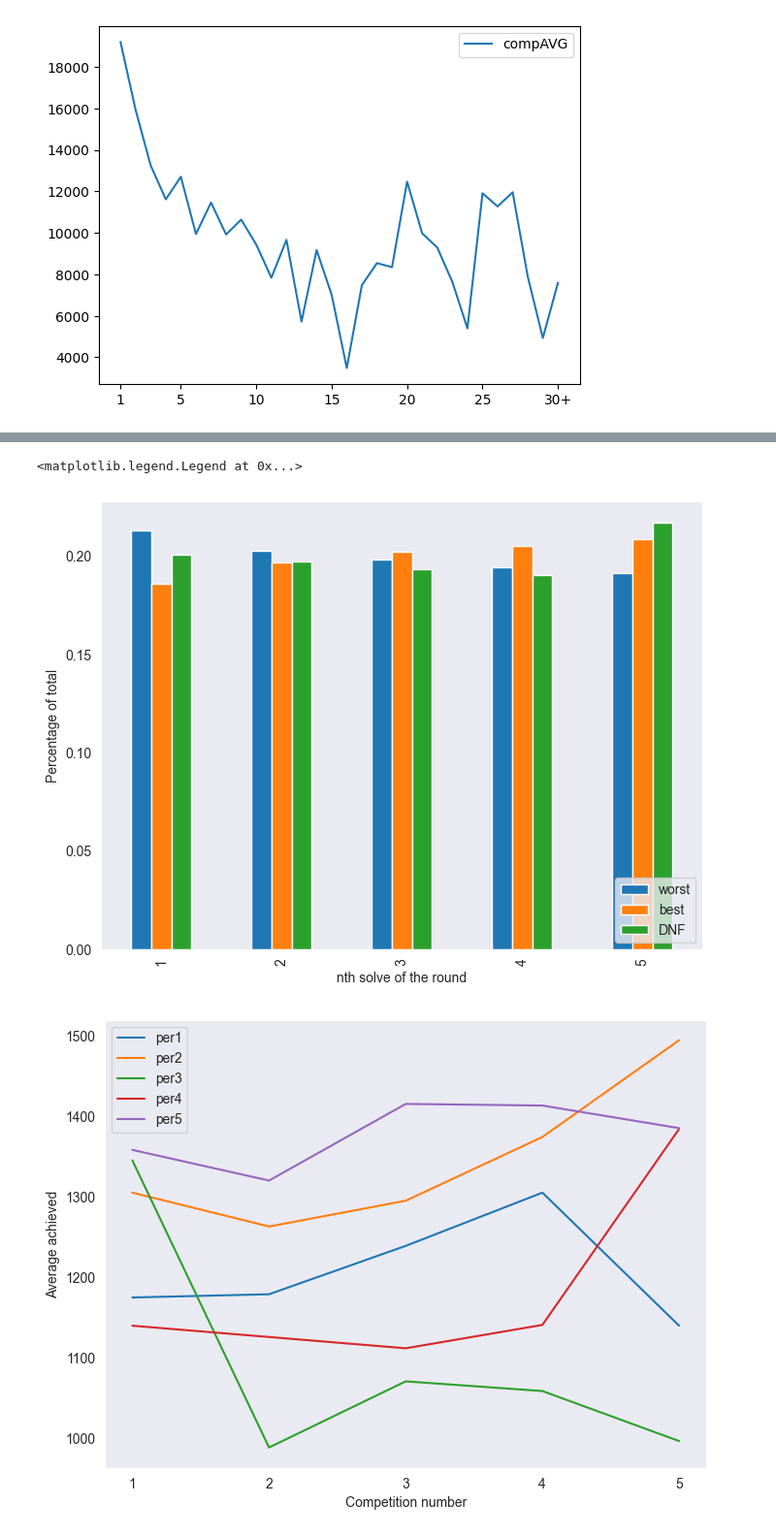
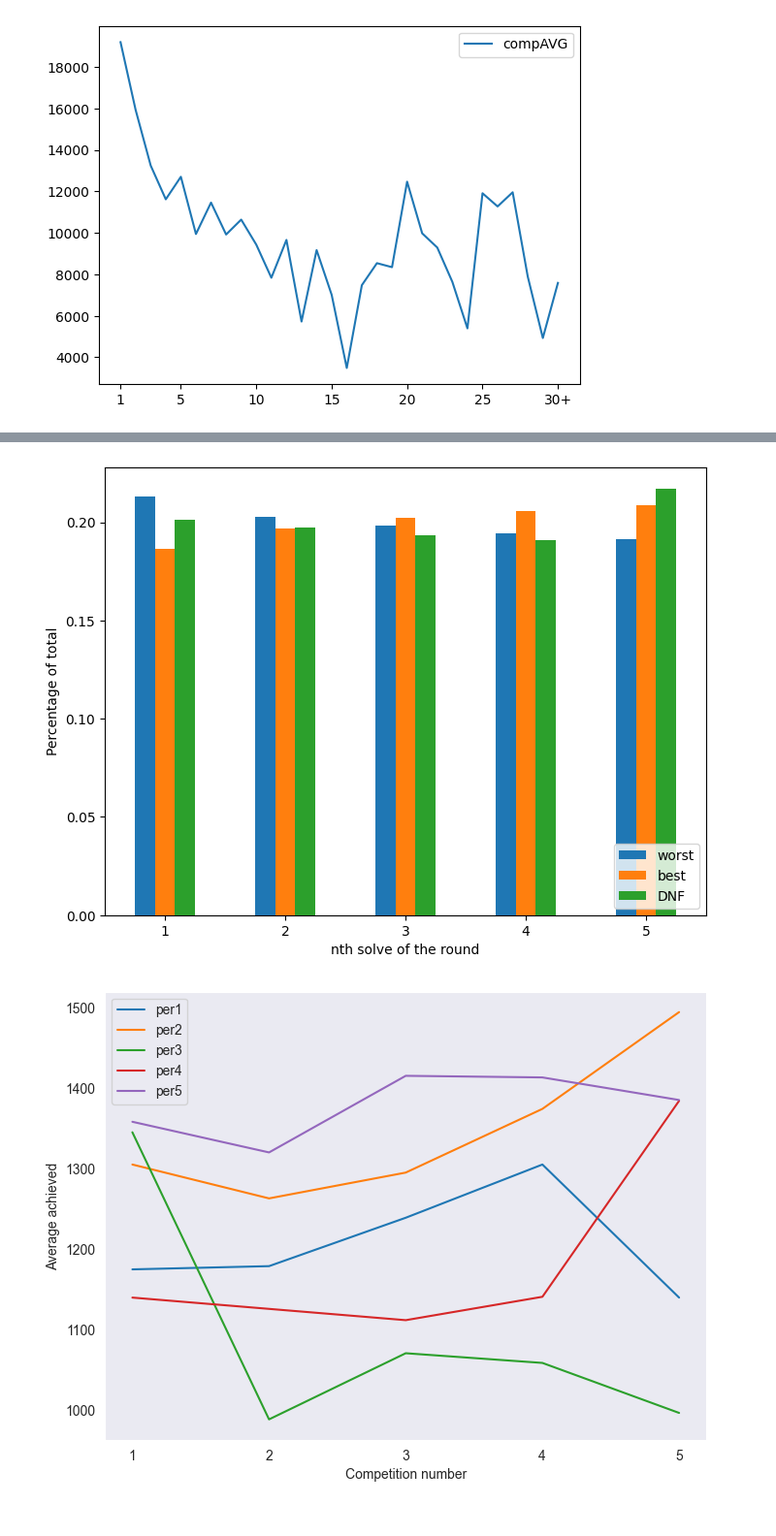
Before and after one commit to oskarkuuse/IDSproject, a Jupyter notebook: notebooks/performance.ipynb, the cells around one changed output, grey strips where cells are left out. Shown at 97% size. Saved outputs shown, nothing was run; the diff lists cells and outputs as text; code cells hidden in the pictures.

```diff
--- a/notebooks/performance.ipynb
+++ b/notebooks/performance.ipynb
@@ -245,17 +250,20 @@ for i in range(len(roundSolves)):
 # %%
 roundStatistics = pd.DataFrame({"worst": list(worstTimes.values()), "best": list(bestTimes.values()), "DNF": list(DNFs.values())})
 
 roundStatistics['worst'] = roundStatistics['worst'] / sum(roundStatistics['worst'])
 roundStatistics['best'] = roundStatistics['best'] / sum(roundStatistics['best'])
 roundStatistics['DNF'] = roundStatistics['DNF'] / sum(roundStatistics['DNF'])
 
 roundStatistics.index = list(x for x in range(1, 6))
 
 plt.rcParams['figure.figsize'] = (8, 6)
-roundStatistics.plot(kind='bar', xlabel='nth solve of the round', ylabel='Percentage of total').legend(loc='lower right')
+ax = roundStatistics.plot(kind='bar', xlabel='nth solve of the round', ylabel='Percentage of total')
+ax.legend(loc='lower right')
+ax.set_xticks([0, 1, 2, 3, 4], [1, 2, 3, 4, 5], rotation='horizontal')
+fig = ax.get_figure()
+fig.savefig('../images/test6.png', bbox_inches='tight')
 # %% [output]
-<matplotlib.legend.Legend at 0x...>
-[figure, old version]
+[figure, new version]
 # %%
 # Does frequent competition participation affect 3x3x3 averages (5 people that all participated at 5 different competitions in a single month)
 
```
Also changed, not shown: parts of 6 cells of this notebook, 2 other files.
